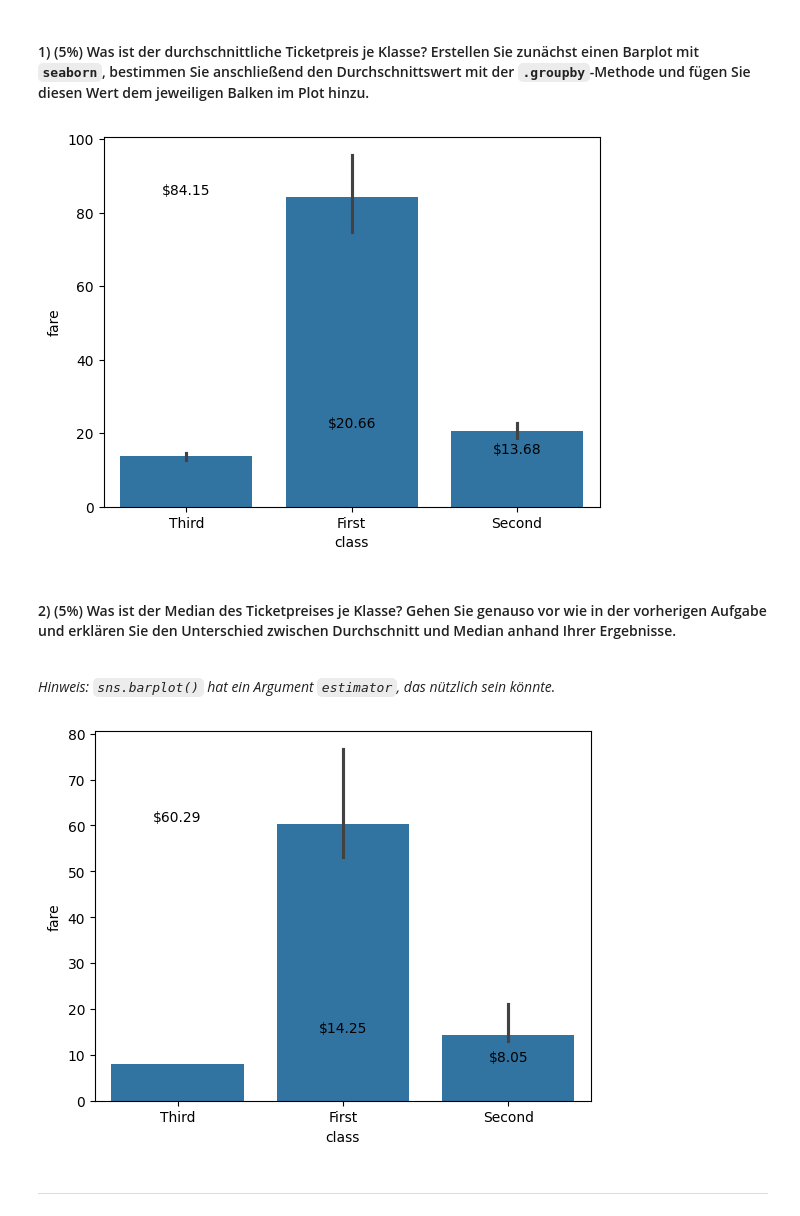
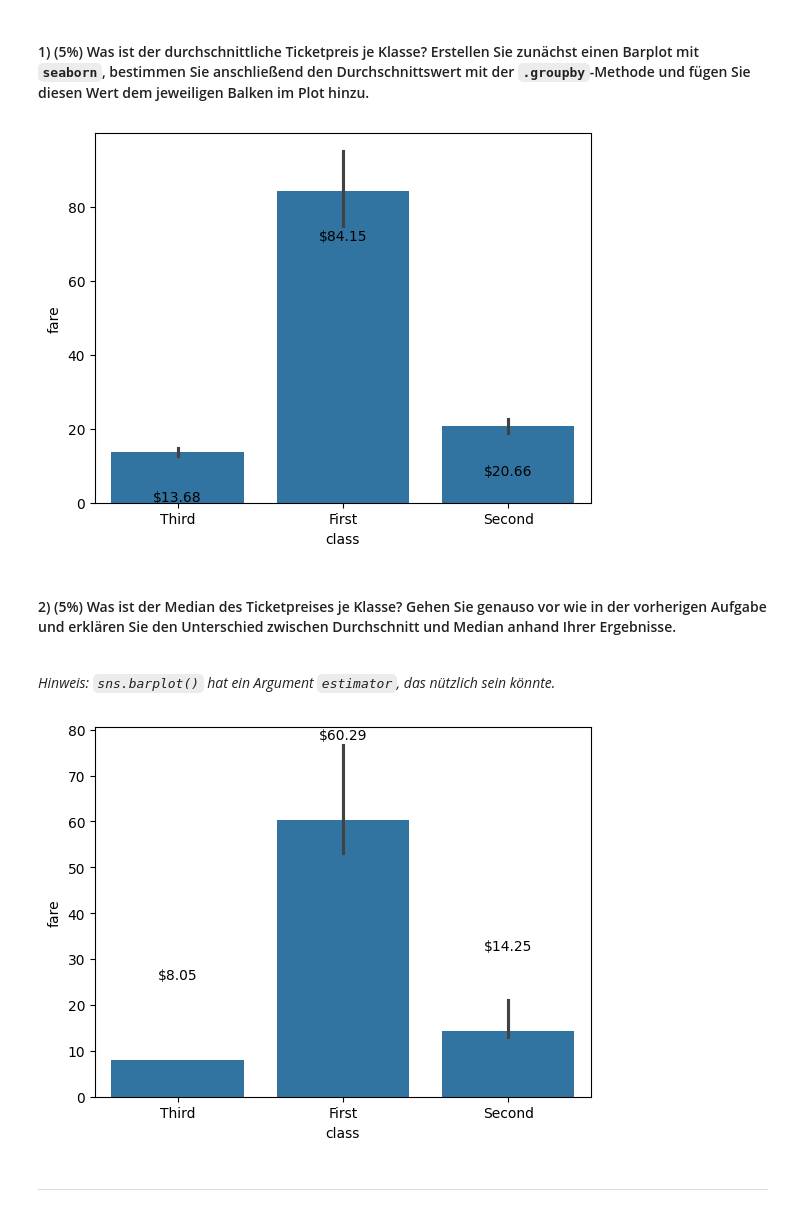
Before and after one commit to dfgsteam/data-science_basics, a Jupyter notebook: week06/Exercise.ipynb, the cells around one changed output. Drawn from its saved outputs; the diff is of its cells as text; code cells hidden in the pictures.

```diff
--- a/week06/Exercise.ipynb
+++ b/week06/Exercise.ipynb
@@ -48,37 +48,37 @@ print(df.head())
 #### 1) (5%) Was ist der durchschnittliche Ticketpreis je Klasse? Erstellen Sie zunächst einen Barplot mit `seaborn`, bestimmen Sie anschließend den Durchschnittswert mit der `.groupby`-Methode und fügen Sie diesen Wert dem jeweiligen Balken im Plot hinzu.
 # %%
 # Create a bar plot
-sns.barplot(data=df, x='class', y='fare')
+sns.barplot(data=df, x='class', y='fare', order=['Third', 'First', 'Second'])
 
 # Calculate the average ticket price per class
-average_fare = df.groupby('class')['fare'].mean()
+average_fare = df.groupby('class')['fare'].mean().reindex(['Third', 'First', 'Second'])
 
-# Add the average fare values to the plot
+# Add the average fare values to the plot with an offset
 for i, fare in enumerate(average_fare):
-    plt.text(i, fare, f'${fare:.2f}', ha='center', va='bottom')
+    plt.text(i, fare - 14, f'${fare:.2f}', ha='center', va='bottom')  # Adjust the offset value (5) as needed
 
 # Show the plot
 plt.show()
 # %% [output]
-[figure, old version]
+[figure, new version]
 # %% [markdown]
 #### 2) (5%) Was ist der Median des Ticketpreises je Klasse? Gehen Sie genauso vor wie in der vorherigen Aufgabe und erklären Sie den Unterschied zwischen Durchschnitt und Median anhand Ihrer Ergebnisse.
 <br> *Hinweis: `sns.barplot()` hat ein Argument `estimator`, das nützlich sein könnte.*
 # %%
 # Calculate the median ticket price per class
-median_fare = df.groupby('class')['fare'].median()
+median_fare = df.groupby('class')['fare'].median().reindex(['Third', 'First', 'Second'])
 
-# Create a bar plot
-sns.barplot(data=df, x='class', y='fare', estimator=np.median)
+# Create a bar plot with median as the estimator
+sns.barplot(data=df, x='class', y='fare', estimator=np.median, order=['Third', 'First', 'Second'])
 
-# Add the median fare values to the plot
+# Add the median fare values to the plot with an offset
 for i, fare in enumerate(median_fare):
-    plt.text(i, fare, f'${fare:.2f}', ha='center', va='bottom')
+    plt.text(i, fare + 17, f'${fare:.2f}', ha='center', va='bottom')  # Adjust the offset value (5) as needed
 
 # Show the plot
 plt.show()
 # %% [output]
-[figure, old version]
+[figure, new version]
 # %% [markdown]
 ---
 # %% [markdown]
```
Also changed, not shown: parts of 7 cells of this notebook.
